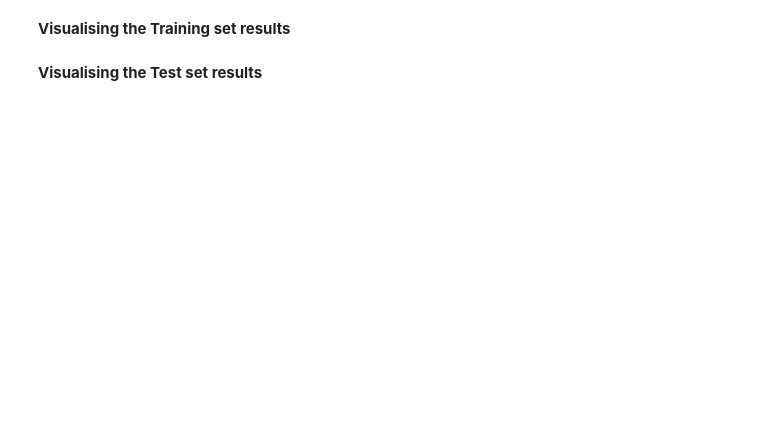
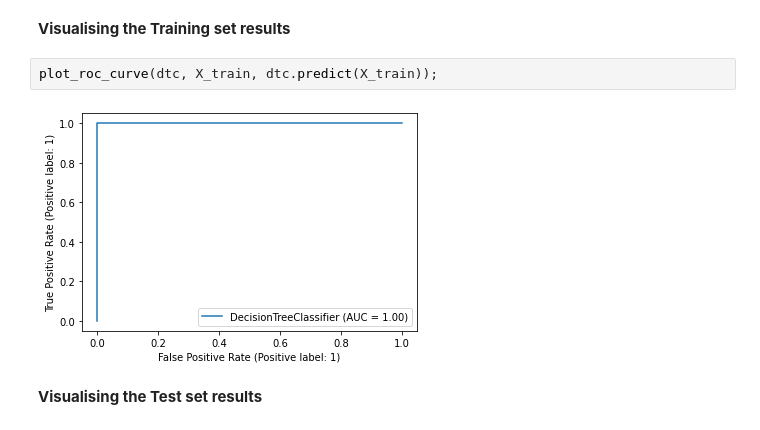
Before and after one commit to Akashkunwar/Dscourses, a Jupyter notebook: Guvi/Assignment/Task 7/Assignment_15_Decision_Trees.ipynb, the cells around one changed output. Drawn from its saved outputs; the diff is of its cells as text; blank space fills up the shorter version.

```diff
--- a/Guvi/Assignment/Task 7/Assignment_15_Decision_Trees.ipynb
+++ b/Guvi/Assignment/Task 7/Assignment_15_Decision_Trees.ipynb
@@ -68,5 +68,9 @@ array([[46,  8],
        [ 4, 22]])
 # %% [markdown]
 **Visualising the Training set results**
+# %%
+plot_roc_curve(dtc, X_train, dtc.predict(X_train));
+# %% [output]
+[figure, added]
 # %% [markdown]
 **Visualising the Test set results**
```
Also changed, not shown: parts of 5 cells of this notebook.
